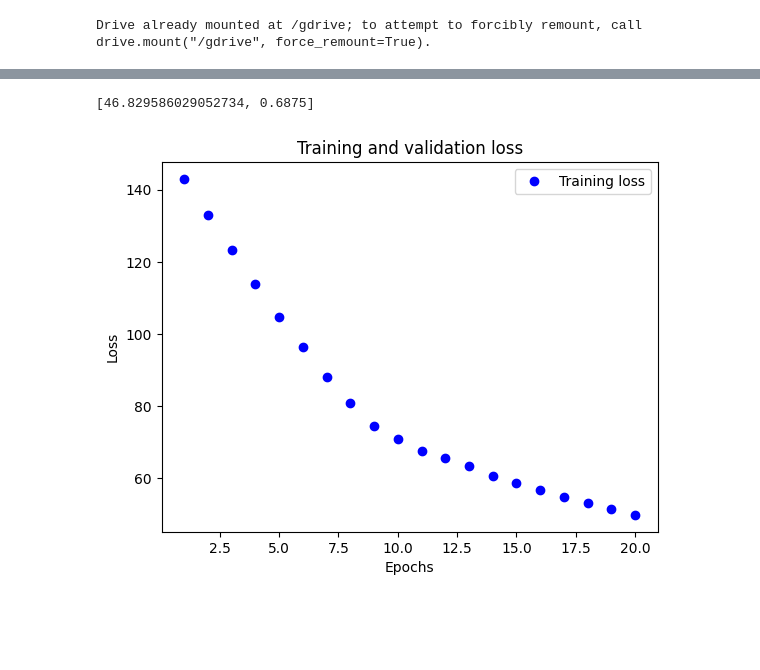
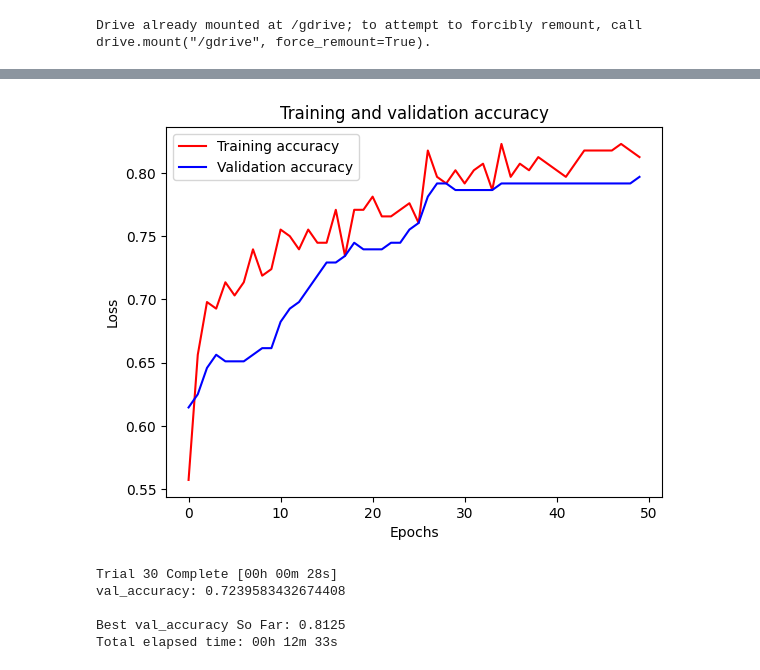
Before and after one commit to IlV3Vll/250402, a Jupyter notebook: loan_model.ipynb, the cells around one changed output, grey strips where cells are left out. Cells and saved outputs as stored; diff of their text form; code cells hidden in the pictures; blank space fills up the shorter version.

```diff
--- a/loan_model.ipynb
+++ b/loan_model.ipynb
@@ -100,22 +53,0 @@ def get_model():
-# %%
-k = 3
-num_validation_samples = len(train_data) // k
-
-validation_scores = []
-for fold in range(k):
-    val_data = train_data[num_validation_samples * fold:num_validation_samples * (fold + 1)]
-    val_label = train_label[num_validation_samples * fold:num_validation_samples * (fold + 1)]
-
-    partial_train_data = np.concatenate(
-        [train_data[:num_validation_samples * fold],
-         train_data[num_validation_samples * (fold + 1):]])
-
-    model = get_model()
-    model.fit(train_data, train_label,
-              epochs=30,
-              batch_size=64)
-
-    validation_score = model.evaluate(val_data, val_label)
-    validation_scores.append(validation_score)
-
-validation_score = np.average(validation_scores)
@@ -143,0 +54,5 @@ print(validation_score, validation_scores)
+# %%
+from sklearn.model_selection import train_test_split
+
+partial_data, test_data, partial_label, test_label = train_test_split(data, label, test_size=0.2, random_state=42)
+train_data, val_data, train_label, val_label = train_test_split(partial_data, partial_label, test_size=0.5, random_state=42)
@@ -144,8 +121,9 @@ print(validation_score, validation_scores)
 # %%
 model = get_model()
 history = model.fit(train_data, train_label,
-              epochs=20,
-              batch_size=64)
-test_score = model.evaluate(test_data, test_label)
-print(test_score)
+                    epochs=50,
+                    batch_size=32,
+                    validation_data=(val_data, val_label)
+                    #,callbacks=[early_stopping, reduce_lr]
+)
 # %% [output]
@@ -169,19 +147,16 @@ Epoch 20/20
-# %%
-print(test_score)
-# %% [output]
-[46.829586029052734, 0.6875]
 # %%
 import matplotlib.pyplot as plt
 
 history_dict = history.history
-loss_values = history_dict["loss"]
+loss_values = history_dict["accuracy"]
+val_loss_values = history_dict["val_accuracy"]
 
-epochs = range(1, len(loss_values) + 1)
-plt.plot(epochs, loss_values, "bo", label="Training loss")
-plt.title("Training and validation loss")
+plt.plot(loss_values, "b",color='red', label="Training accuracy")
+plt.plot(val_loss_values, "b",color='blue', label="Validation accuracy")
+plt.title("Training and validation accuracy")
 plt.xlabel("Epochs")
 plt.ylabel("Loss")
 plt.legend()
 plt.show()
 # %% [output]
-[figure, old version]
+[figure, new version]
@@ -187,0 +210,10 @@ plt.show()
+# %%
+tuner.search(train_data, train_label,
+             epochs=30,
+             validation_data=(val_data, val_label))
+# %% [output]
+Trial 30 Complete [00h 00m 28s]
+val_accuracy: 0.7239583432674408
+
+Best val_accuracy So Far: 0.8125
+Total elapsed time: 00h 12m 33s
```
Also changed, not shown: parts of 32 cells of this notebook.
